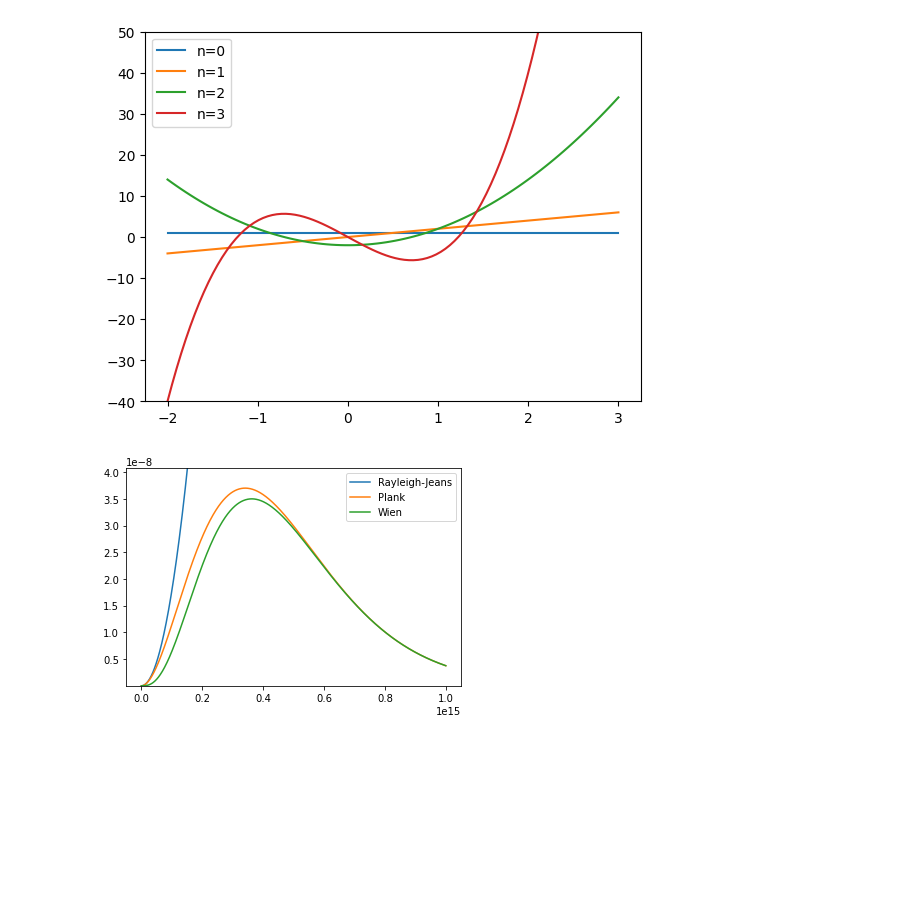
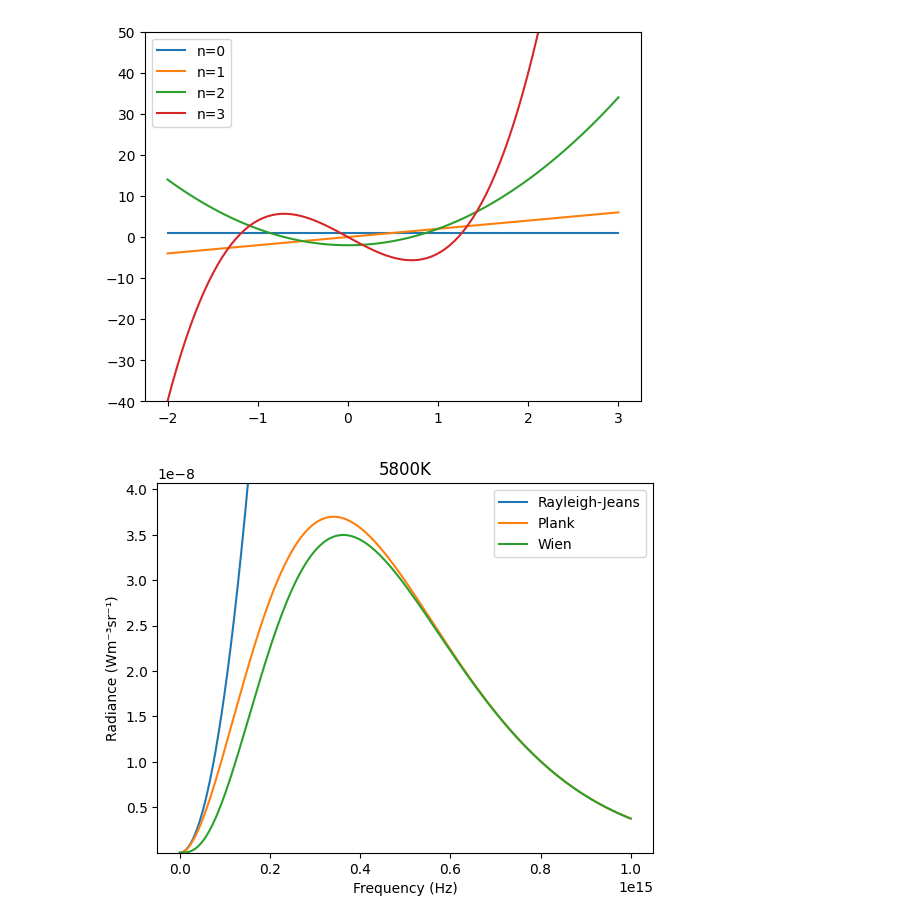
Before and after one commit to QuMCoding/QM-Book-Source, a Jupyter notebook: hermite_and_legendre.ipynb, the cells around one changed output. Saved outputs shown, nothing was run; the diff lists cells and outputs as text; code cells hidden in the pictures; blank space fills up the shorter version.

```diff
--- a/hermite_and_legendre.ipynb
+++ b/hermite_and_legendre.ipynb
@@ -57,35 +58,52 @@ if not splits:
 # %%
 # 輻射強度, 以頻率為基本
 c = 299792458
 k = 1.38064852e-23
 h = 6.626069934e-34
 
 
+# 定義函數
 def RJ(v, T=5800):
+    """Rayleigh-Jeans law"""
     return 2 * v ** 2 * k * T / c ** 2
 
 
-def Plank(v, T=5800):
-    i = 2 * h * v ** 3 / c ** 2 / (np.exp(h * v / (k * T)) - 1)
-    return i
+def Planck(v, T=5800):
+    """Planck's law"""
+    return 2 * h * v ** 3 / c ** 2 / (np.exp(h * v / (k * T)) - 1)
 
 
 def Wien(v, T=5800):
+    """Wien's displacement law"""
     return 2 * h * v ** 3 / c ** 2 * np.exp(-h * v / (k * T))
 
 
+# 設定頻率範圍與黑體溫度
 x = np.linspace(1e10, 1e15, 1000)  # Hz
-pl = Plank(x, 5800)
-rj = RJ(x, 5800)
-wi = Wien(x, 5800)
+T = 5800  # K
+
+# 設定標題
+plt.title(f"{T}K")
+plt.xlabel("Frequency (Hz)")
+plt.ylabel("Radiance (Wm⁻³sr⁻¹)")
+
+# 計算每個law的結果
+pl = Planck(x, T)
+rj = RJ(x, T)
+wi = Wien(x, T)
+
+# 設定最高不要超過planck的最高*1.1
 plt.ylim(np.min(pl), np.max(pl) * 1.1)
+
+# 統一畫出來
 plt.plot(x, rj, label="Rayleigh-Jeans")
 plt.plot(x, pl, label="Plank")
 plt.plot(x, wi, label="Wien")
-plt.legend()
-plt.show()
+
+plt.legend()  # 圖例
+plt.show()  # 給使用者看
 # %% [output]
-[figure, old version]
+[figure, new version]
 # %%
 # 輻射強度, 以波長為基本
 c = 299792458
```
Also changed, not shown: parts of 3 cells of this notebook.
